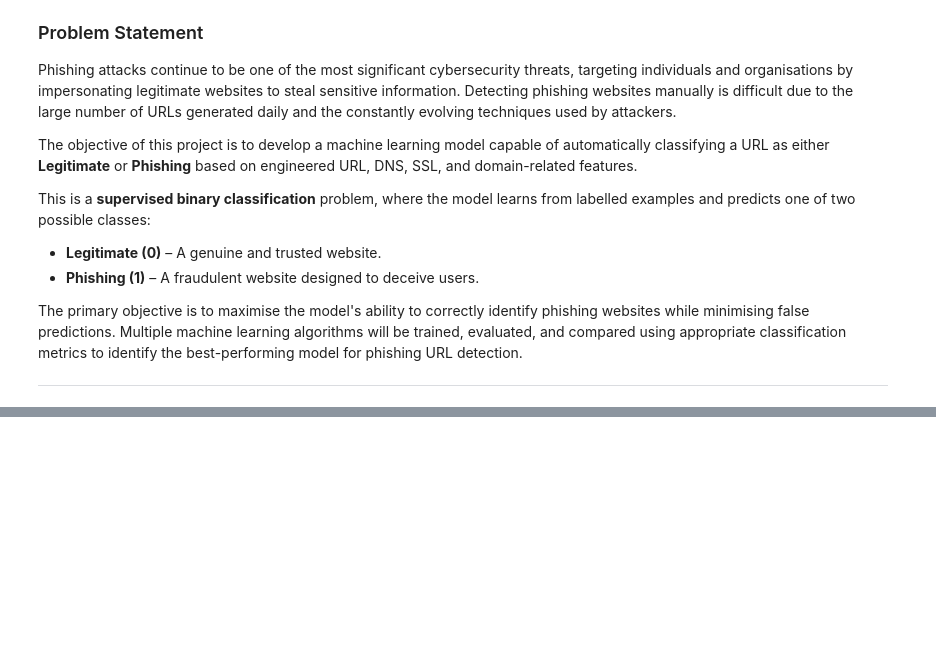
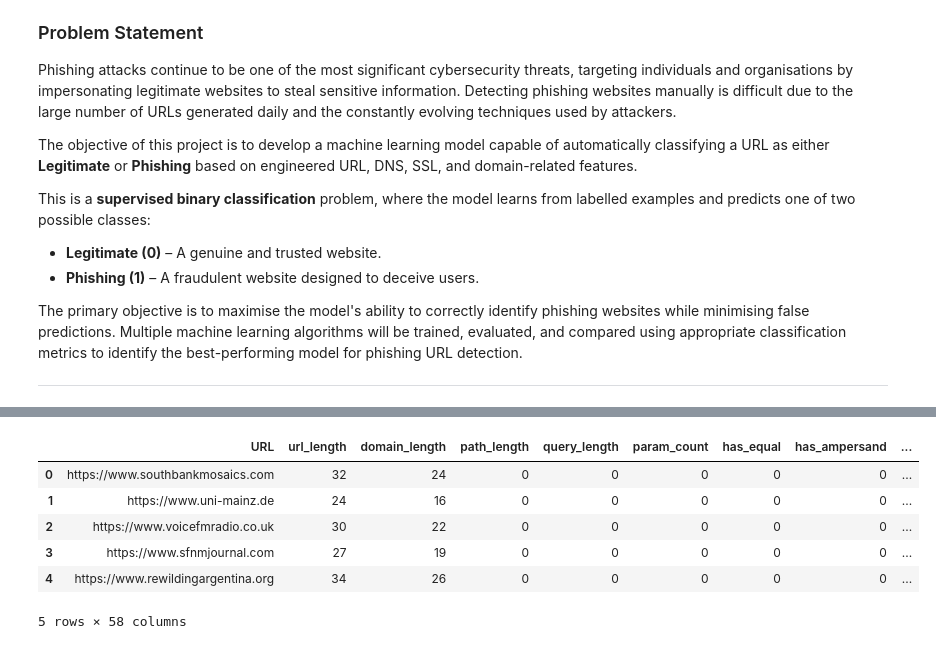
Before and after one commit to ajay-nagpal/Phishing-URL-detector, a Jupyter notebook: phishing_url_detector.ipynb, the cells around one changed output, grey strips where cells are left out. Saved outputs shown, nothing was run; the diff lists cells and outputs as text; code cells hidden in the pictures; blank space fills up the shorter version.

```diff
--- a/phishing_url_detector.ipynb
+++ b/phishing_url_detector.ipynb
@@ -124,0 +386,11 @@ import pandas as pd
+# %%
+# Display the First Five Rows
+df.head()
+# %% [output]
+|  | URL | url_length | domain_length | path_length | query_length | param_count | has_equal | has_ampersand | ... |
+| 0 | https://www.southbankmosaics.com | 32 | 24 | 0 | 0 | 0 | 0 | 0 | ... |
+| 1 | https://www.uni-mainz.de | 24 | 16 | 0 | 0 | 0 | 0 | 0 | ... |
+| 2 | https://www.voicefmradio.co.uk | 30 | 22 | 0 | 0 | 0 | 0 | 0 | ... |
+| 3 | https://www.sfnmjournal.com | 27 | 19 | 0 | 0 | 0 | 0 | 0 | ... |
+| 4 | https://www.rewildingargentina.org | 34 | 26 | 0 | 0 | 0 | 0 | 0 | ... |
+5 rows × 58 columns
```
Also changed, not shown: parts of 18 cells of this notebook.
